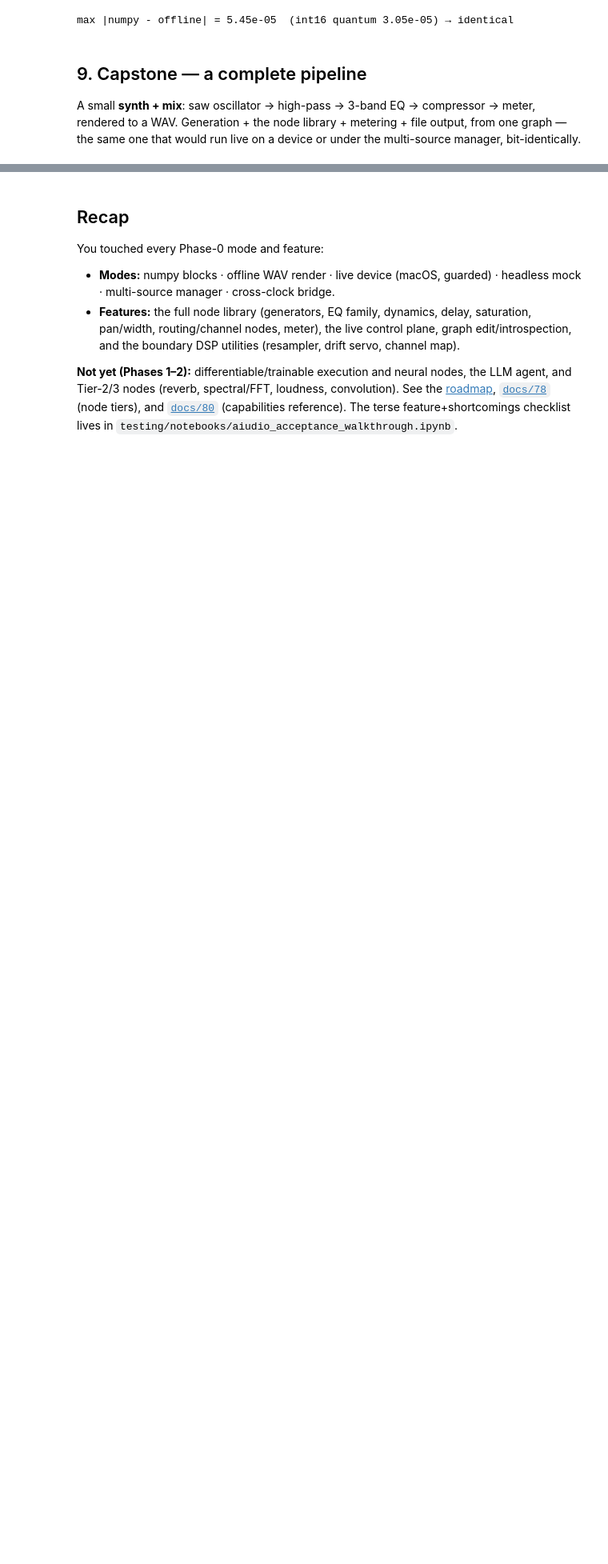
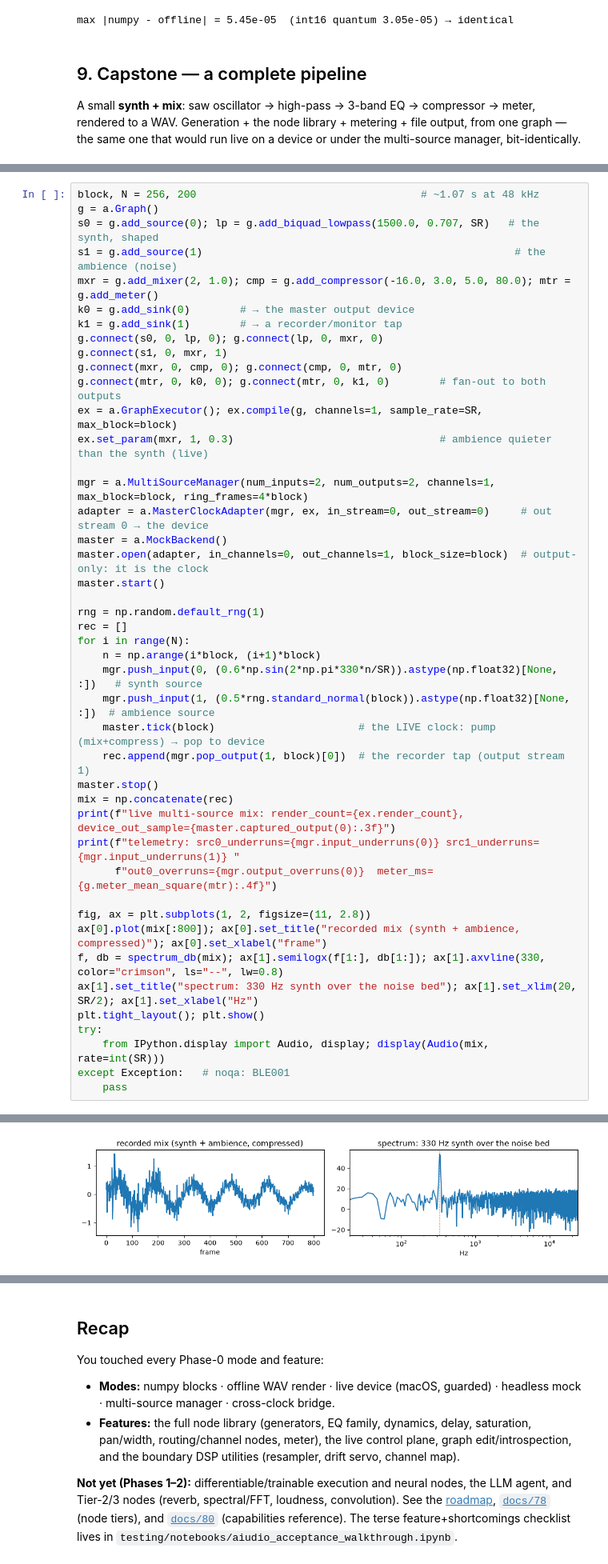
Before and after one commit to jmerten82/aiudio, a Jupyter notebook: notebooks/aiudio_feature_tutorial.ipynb, the cells around one changed output, grey strips where cells are left out. Shown at 80% size. Drawn from its saved outputs; the diff is of its cells as text; blank space fills up the shorter version.

```diff
--- a/notebooks/aiudio_feature_tutorial.ipynb
+++ b/notebooks/aiudio_feature_tutorial.ipynb
@@ -563,0 +582,45 @@ rendered 24000 frames, peak 1.000, meter_ms 0.0266
+# %%
+block, N = 256, 200                                    # ~1.07 s at 48 kHz
+g = a.Graph()
+s0 = g.add_source(0); lp = g.add_biquad_lowpass(1500.0, 0.707, SR)   # the synth, shaped
+s1 = g.add_source(1)                                                  # the ambience (noise)
+mxr = g.add_mixer(2, 1.0); cmp = g.add_compressor(-16.0, 3.0, 5.0, 80.0); mtr = g.add_meter()
+k0 = g.add_sink(0)        # → the master output device
+k1 = g.add_sink(1)        # → a recorder/monitor tap
+g.connect(s0, 0, lp, 0); g.connect(lp, 0, mxr, 0)
+g.connect(s1, 0, mxr, 1)
+g.connect(mxr, 0, cmp, 0); g.connect(cmp, 0, mtr, 0)
+g.connect(mtr, 0, k0, 0); g.connect(mtr, 0, k1, 0)        # fan-out to both outputs
+ex = a.GraphExecutor(); ex.compile(g, channels=1, sample_rate=SR, max_block=block)
+ex.set_param(mxr, 1, 0.3)                                 # ambience quieter than the synth (live)
+
+mgr = a.MultiSourceManager(num_inputs=2, num_outputs=2, channels=1, max_block=block, ring_frames=4*block)
+adapter = a.MasterClockAdapter(mgr, ex, in_stream=0, out_stream=0)     # out stream 0 → the device
+master = a.MockBackend()
+master.open(adapter, in_channels=0, out_channels=1, block_size=block)  # output-only: it is the clock
+master.start()
+
+rng = np.random.default_rng(1)
+rec = []
+for i in range(N):
+    n = np.arange(i*block, (i+1)*block)
+    mgr.push_input(0, (0.6*np.sin(2*np.pi*330*n/SR)).astype(np.float32)[None, :])   # synth source
+    mgr.push_input(1, (0.5*rng.standard_normal(block)).astype(np.float32)[None, :])  # ambience source
+    master.tick(block)                       # the LIVE clock: pump (mix+compress) → pop to device
+    rec.append(mgr.pop_output(1, block)[0])  # the recorder tap (output stream 1)
+master.stop()
+mix = np.concatenate(rec)
+print(f"live multi-source mix: render_count={ex.render_count}, device_out_sample={master.captured_output(0):.3f}")
+print(f"telemetry: src0_underruns={mgr.input_underruns(0)} src1_underruns={mgr.input_underruns(1)} "
+      f"out0_overruns={mgr.output_overruns(0)}  meter_ms={g.meter_mean_square(mtr):.4f}")
+
+fig, ax = plt.subplots(1, 2, figsize=(11, 2.8))
+ax[0].plot(mix[:800]); ax[0].set_title("recorded mix (synth + ambience, compressed)"); ax[0].set_xlabel("frame")
+f, db = spectrum_db(mix); ax[1].semilogx(f[1:], db[1:]); ax[1].axvline(330, color="crimson", ls="--", lw=0.8)
+ax[1].set_title("spectrum: 330 Hz synth over the noise bed"); ax[1].set_xlim(20, SR/2); ax[1].set_xlabel("Hz")
+plt.tight_layout(); plt.show()
+try:
+    from IPython.display import Audio, display; display(Audio(mix, rate=int(SR)))
+except Exception:   # noqa: BLE001
+    pass
+# %% [output]
@@ -563,0 +629 @@ rendered 24000 frames, peak 1.000, meter_ms 0.0266
+[figure, added]
```
Also changed, not shown: parts of 3 cells of this notebook, 1 other file.
